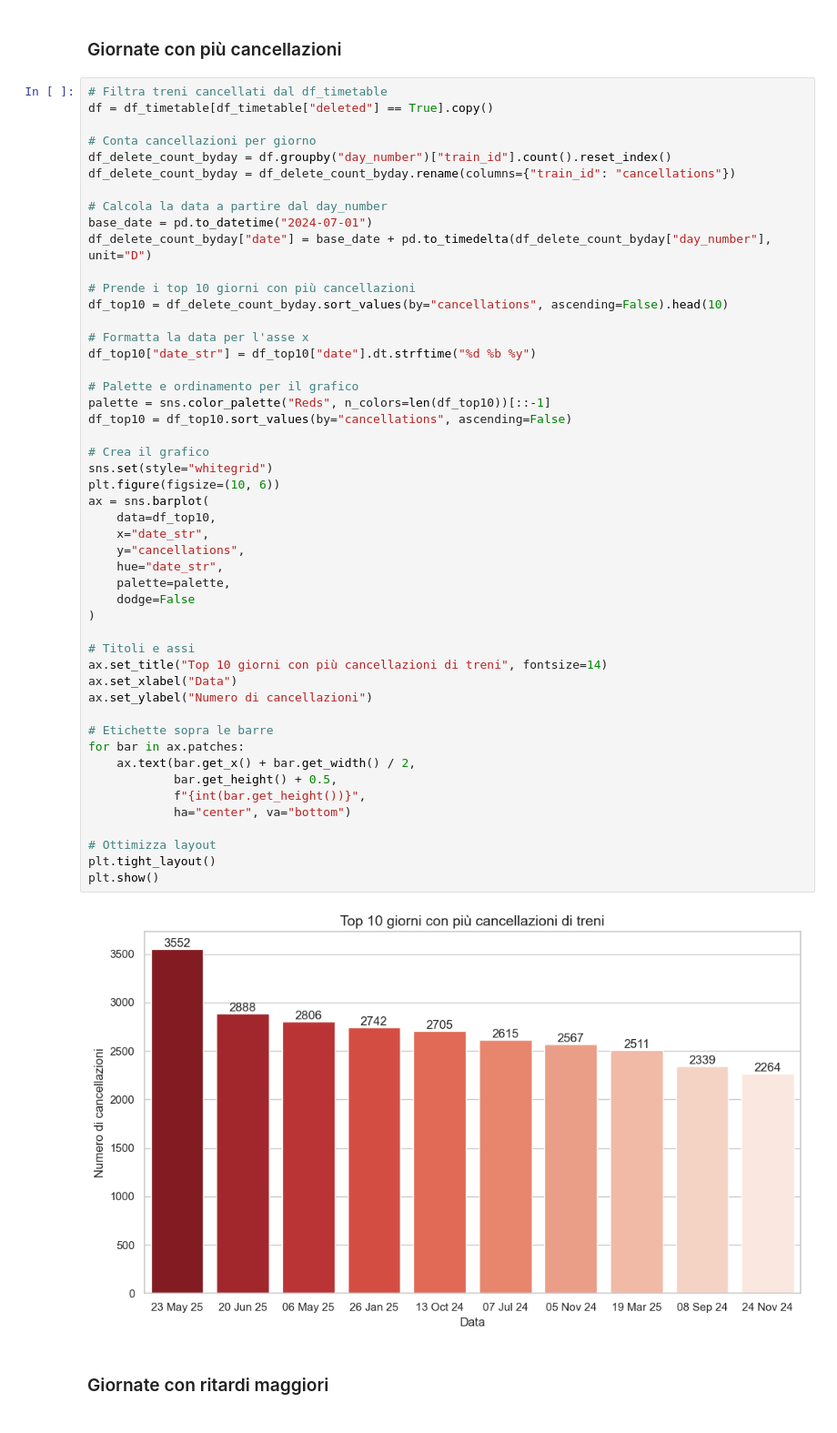
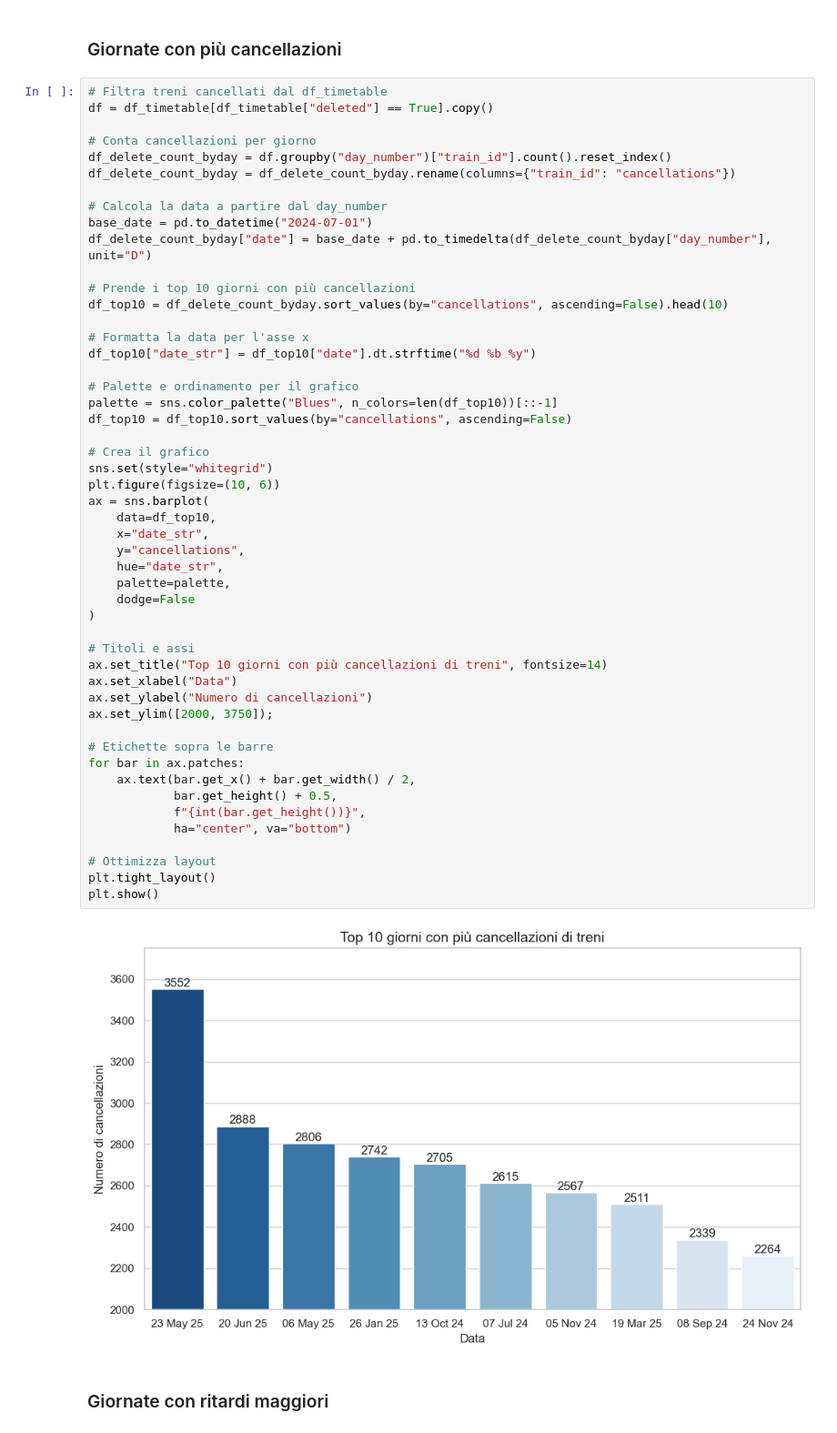
Before and after one commit to AndreaSpolaor/AnalisiTrafficoFerroviario, a Jupyter notebook: main.ipynb, the cells around one changed output. Shown at 91% size. Cells and saved outputs as stored; diff of their text form.

```diff
--- a/main.ipynb
+++ b/main.ipynb
@@ -892,38 +892,39 @@ df_top10 = df_delete_count_byday.sort_values(by="cancellations", ascending=False
 df_top10["date_str"] = df_top10["date"].dt.strftime("%d %b %y")
 
 # Palette e ordinamento per il grafico
-palette = sns.color_palette("Reds", n_colors=len(df_top10))[::-1]
+palette = sns.color_palette("Blues", n_colors=len(df_top10))[::-1]
 df_top10 = df_top10.sort_values(by="cancellations", ascending=False)
 
 # Crea il grafico
 sns.set(style="whitegrid")
 plt.figure(figsize=(10, 6))
 ax = sns.barplot(
     data=df_top10,
     x="date_str",
     y="cancellations",
     hue="date_str",
     palette=palette,
     dodge=False
 )
 
 # Titoli e assi
 ax.set_title("Top 10 giorni con più cancellazioni di treni", fontsize=14)
 ax.set_xlabel("Data")
 ax.set_ylabel("Numero di cancellazioni")
+ax.set_ylim([2000, 3750]);
 
 # Etichette sopra le barre
 for bar in ax.patches:
     ax.text(bar.get_x() + bar.get_width() / 2,
             bar.get_height() + 0.5,
             f"{int(bar.get_height())}",
             ha="center", va="bottom")
 
 # Ottimizza layout
 plt.tight_layout()
 plt.show()
 # %% [output]
-[figure, old version]
+[figure, new version]
 # %% [markdown]
 <h3>Giornate con ritardi maggiori</h3>
 # %%
```
Also changed, not shown: parts of 7 cells of this notebook, 2 other files.
